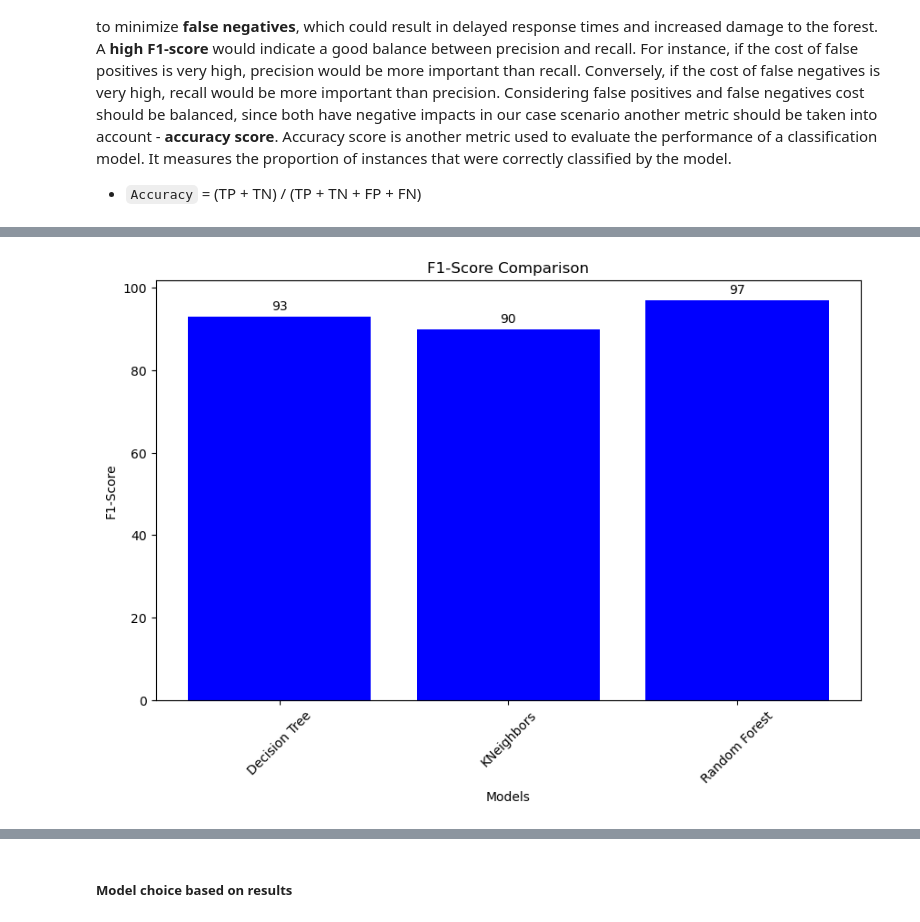
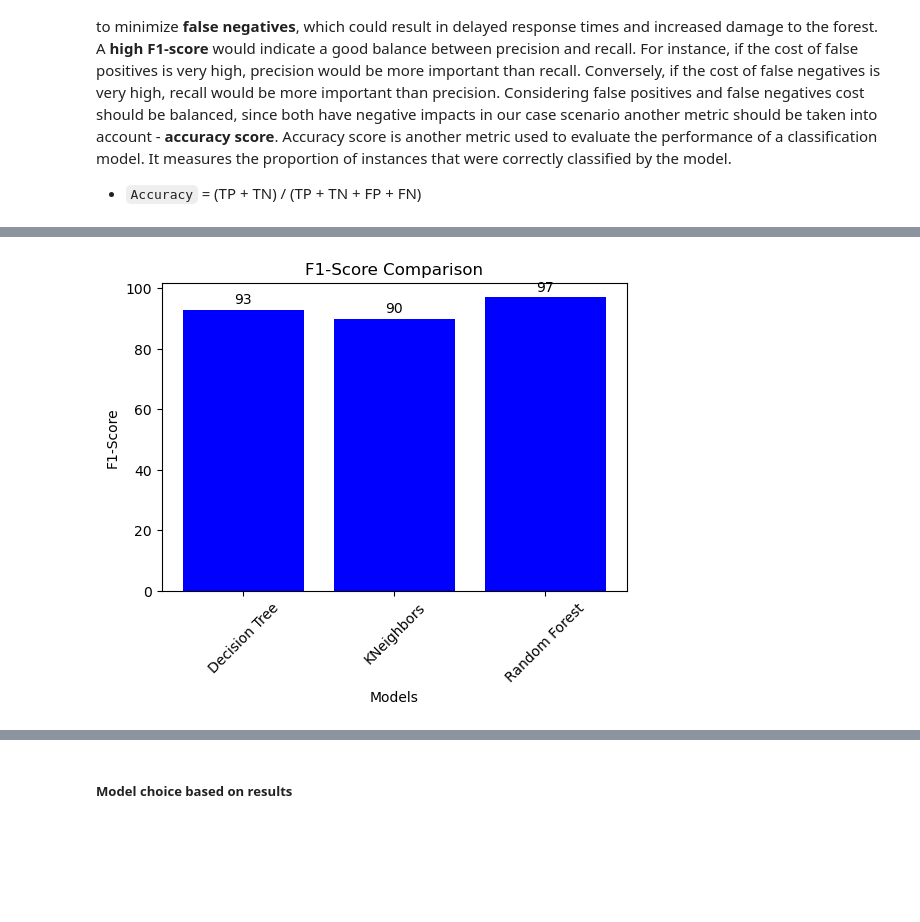
Before and after one commit to inessilv/IART-Project-2, a Jupyter notebook: Assignment2.ipynb, the cells around one changed output, grey strips where cells are left out. Cells and saved outputs as stored; diff of their text form; code cells hidden in the pictures; blank space fills up the shorter version.

```diff
--- a/Assignment2.ipynb
+++ b/Assignment2.ipynb
@@ -665,19 +657,19 @@ plt.show()
 # %%
 import matplotlib.pyplot as plt
 
 models = ['Decision Tree','KNeighbors', 'Random Forest']
 f1_scores = [93, 90, 97]
-plt.figure(figsize=(10, 6))
+plt.figure(figsize=(6, 4))
 plt.bar(models, f1_scores, color='blue')
 for i, v in enumerate(f1_scores):
     plt.text(i, v + 1, str(v), ha='center', va='bottom', color='black')
 plt.xlabel('Models')
 plt.ylabel('F1-Score')
 plt.title('F1-Score Comparison')
 plt.xticks(rotation=45)
 plt.show()
 # %% [output]
-[figure, old version]
+[figure, new version]
 # %%
 models = ['Decision Tree', 'KNeighbors', 'Random Forest']
 time_spent = [0.00299, 0.00100, 0.12188]
```
Also changed, not shown: parts of 22 cells of this notebook.
